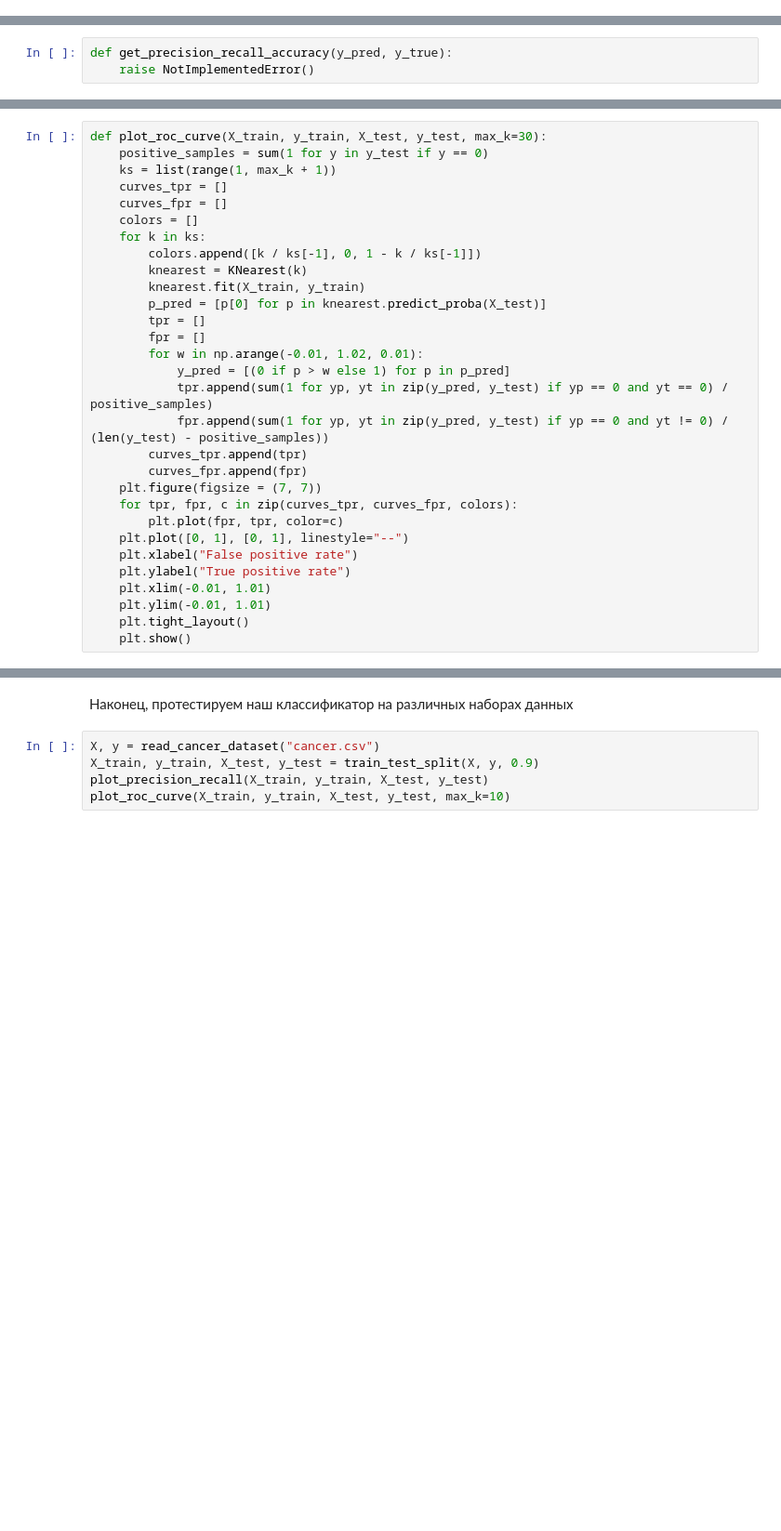
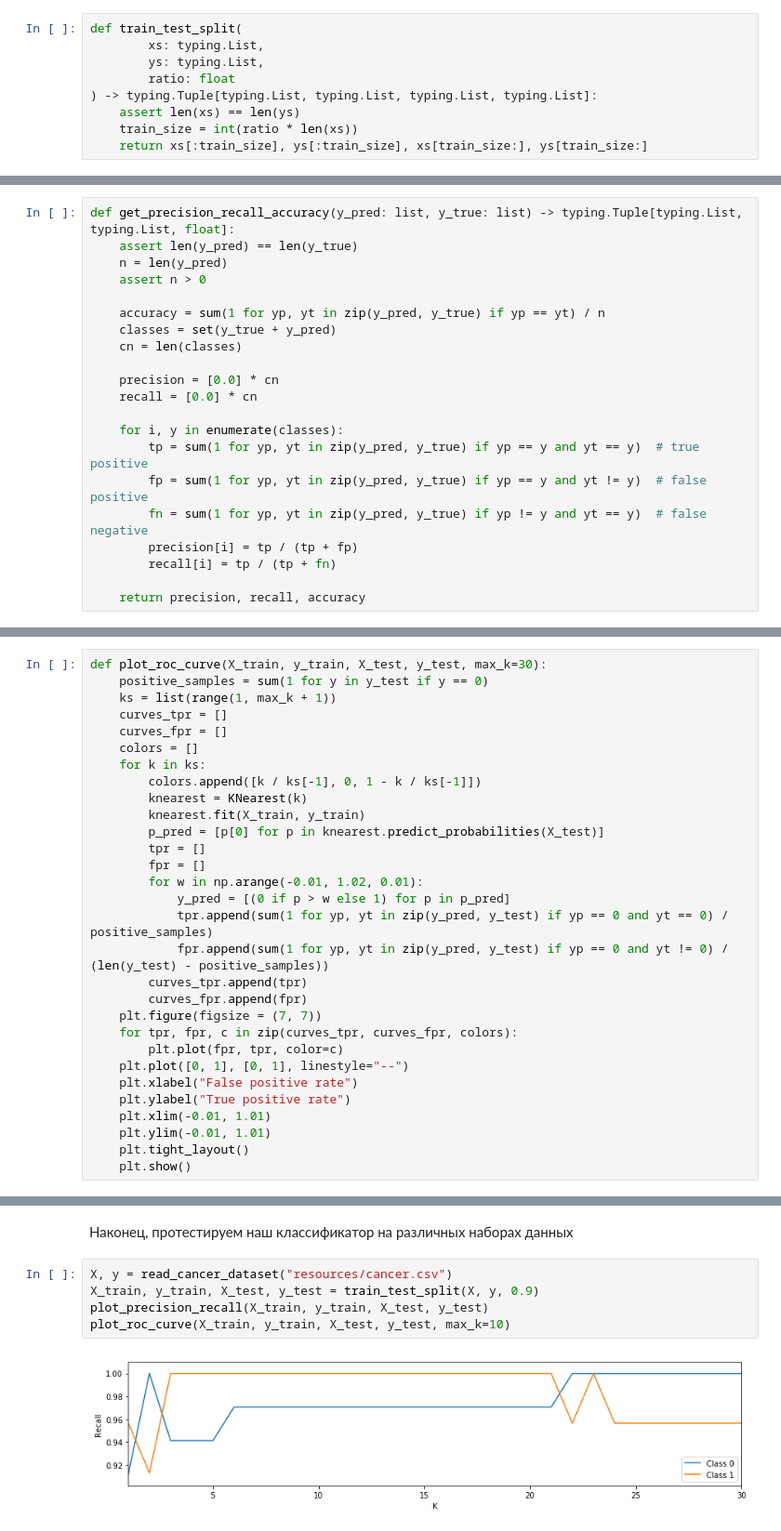
Before and after one commit to maximumSHOT-HSE/ML-HW, a Jupyter notebook: hw01/hw01_task.ipynb, the cells around one changed output, grey strips where cells are left out. Shown at 93% size. Drawn from its saved outputs; the diff is of its cells as text; blank space fills up the shorter version.

```diff
--- a/hw01/hw01_task.ipynb
+++ b/hw01/hw01_task.ipynb
@@ -35,3 +38,12 @@ def train_test_split(X, y, ratio):
+# %%
+def train_test_split(
+        xs: typing.List,
+        ys: typing.List,
+        ratio: float
+) -> typing.Tuple[typing.List, typing.List, typing.List, typing.List]:
+    assert len(xs) == len(ys)
+    train_size = int(ratio * len(xs))
+    return xs[:train_size], ys[:train_size], xs[train_size:], ys[train_size:]
 # %% [markdown]
 ### Задание 3 (2 балла)
 Также прежде чем приступать к решению задачи, нам необходимо определиться с метриками, которые позволят нам оценить полученное решение. Для задач классификации мы можем использовать precision, recall и accuracy. Эти метрики считаются для каждого класса.
@@ -41,9 +53,27 @@ __Precision__ отражает то, насколько редко мы ошиб
 __Recall__ же отражает то, насколько редко классификатор неправильно классифицирует объекты данного класса.
 
 __Accuracy__ отражает то, какую часть выборки классификатор отнес к правильному классу.
-# %%
-def get_precision_recall_accuracy(y_pred, y_true):
-    raise NotImplementedError()
+# %%
+def get_precision_recall_accuracy(y_pred: list, y_true: list) -> typing.Tuple[typing.List, typing.List, float]:
+    assert len(y_pred) == len(y_true)
+    n = len(y_pred)
+    assert n > 0
+
+    accuracy = sum(1 for yp, yt in zip(y_pred, y_true) if yp == yt) / n
+    classes = set(y_true + y_pred)
+    cn = len(classes)
+
+    precision = [0.0] * cn
+    recall = [0.0] * cn
+
+    for i, y in enumerate(classes):
+        tp = sum(1 for yp, yt in zip(y_pred, y_true) if yp == y and yt == y)  # true positive
+        fp = sum(1 for yp, yt in zip(y_pred, y_true) if yp == y and yt != y)  # false positive
+        fn = sum(1 for yp, yt in zip(y_pred, y_true) if yp != y and yt == y)  # false negative
+        precision[i] = tp / (tp + fp)
+        recall[i] = tp / (tp + fn)
+
+    return precision, recall, accuracy
 # %% [markdown]
 Теперь, имея этот метод, мы можем построить кривые зависимости Precision, Recall и Accuracy от параметра `k`
 # %%
@@ -91,7 +121,7 @@ def plot_roc_curve(X_train, y_train, X_test, y_test, max_k=30):
         colors.append([k / ks[-1], 0, 1 - k / ks[-1]])
         knearest = KNearest(k)
         knearest.fit(X_train, y_train)
-        p_pred = [p[0] for p in knearest.predict_proba(X_test)]
+        p_pred = [p[0] for p in knearest.predict_probabilities(X_test)]
         tpr = []
         fpr = []
         for w in np.arange(-0.01, 1.02, 0.01):
@@ -174,7 +340,9 @@ class KNearest:
 # %% [markdown]
 Наконец, протестируем наш классификатор на различных наборах данных
 # %%
-X, y = read_cancer_dataset("cancer.csv")
+X, y = read_cancer_dataset("resources/cancer.csv")
 X_train, y_train, X_test, y_test = train_test_split(X, y, 0.9)
 plot_precision_recall(X_train, y_train, X_test, y_test)
 plot_roc_curve(X_train, y_train, X_test, y_test, max_k=10)
+# %% [output]
+[figure, added]
```
Also changed, not shown: parts of 11 cells of this notebook.
